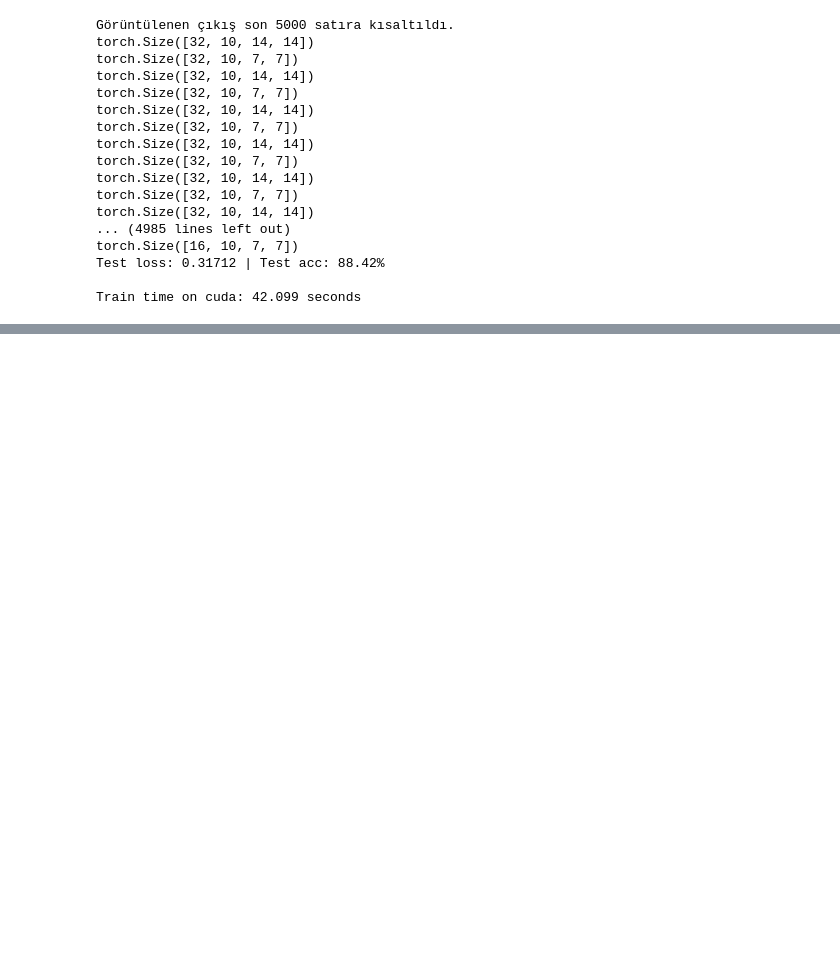
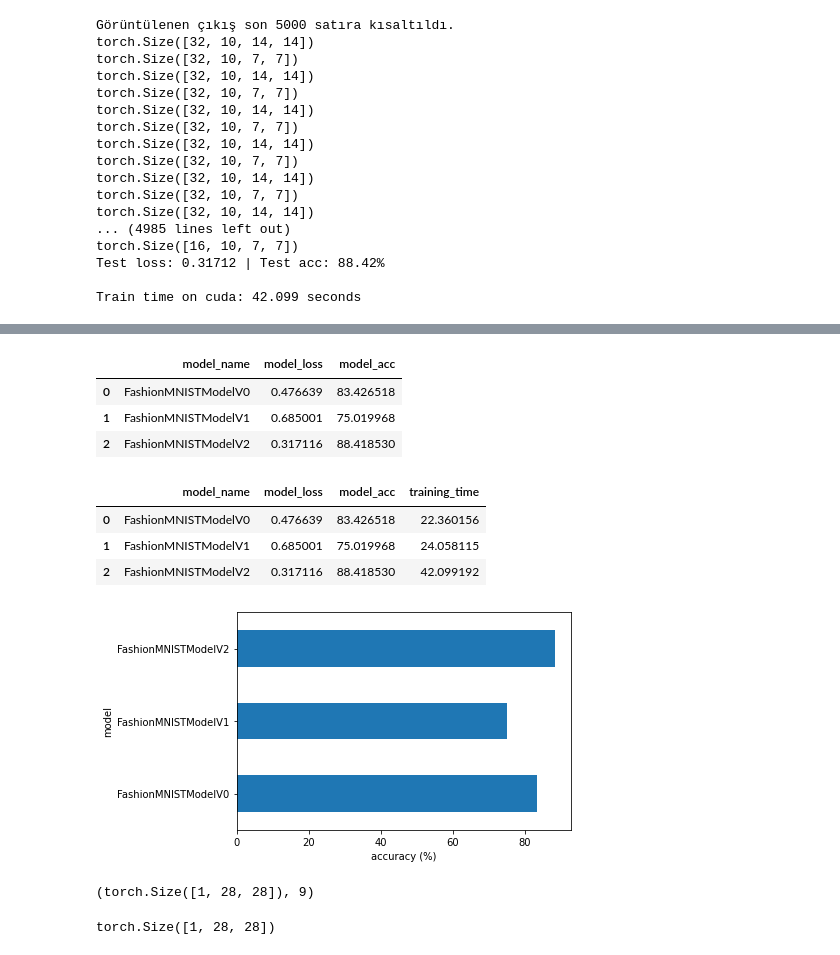
Before and after one commit to qarimbas/pytorch-deep-learning-course, a Jupyter notebook: 03_pytorch_computer_vision_video.ipynb, the cells around one changed output, grey strips where cells are left out. Saved outputs shown, nothing was run; the diff lists cells and outputs as text; code cells hidden in the pictures; blank space fills up the shorter version.

```diff
--- a/03_pytorch_computer_vision_video.ipynb
+++ b/03_pytorch_computer_vision_video.ipynb
@@ -874,3 +874,14 @@ torch.Size([16, 10, 7, 7])
 Test loss: 0.31712 | Test acc: 88.42%
 
 Train time on cuda: 42.099 seconds
+# %%
+#Get model 2 results
+model_2_results = eval_model(
+    model=model_2,
+    data_loader=test_dataloader,
+    loss_fn=loss_fn,
+    accuracy_fn=accuracy_fn,
+    device=device
+)
+
+model_2_results
@@ -876,0 +909,27 @@ Train time on cuda: 42.099 seconds
+# %%
+##8. Compare model results and training time
+
+import pandas as pd
+compare_results = pd.DataFrame([model_0_results, model_1_results, model_2_results])
+compare_results
+# %% [output]
+|  | model_name | model_loss | model_acc |
+| 0 | FashionMNISTModelV0 | 0.476639 | 83.426518 |
+| 1 | FashionMNISTModelV1 | 0.685001 | 75.019968 |
+| 2 | FashionMNISTModelV2 | 0.317116 | 88.418530 |
+# %%
+#Add training time to results comparison
+compare_results["training_time"] = [total_train_time_model_0, total_train_time_model_1, total_train_time_model_2]
+compare_results
+# %% [output]
+|  | model_name | model_loss | model_acc | training_time |
+| 0 | FashionMNISTModelV0 | 0.476639 | 83.426518 | 22.360156 |
+| 1 | FashionMNISTModelV1 | 0.685001 | 75.019968 | 24.058115 |
+| 2 | FashionMNISTModelV2 | 0.317116 | 88.418530 | 42.099192 |
+# %%
+##Visualize our model results
+compare_results.set_index("model_name")["model_acc"].plot(kind="barh")
+plt.xlabel("accuracy (%)")
+plt.ylabel("model");
+# %% [output]
+[figure, added]
@@ -876,0 +961,18 @@ Train time on cuda: 42.099 seconds
+# %%
+img, label = test_data[0][:10]
+img.shape, label
+# %% [output]
+(torch.Size([1, 28, 28]), 9)
+# %%
+import random
+random.seed(42)
+test_samples = []
+test_labels = []
+for sample, label in random.sample(list(test_data), k=9):
+  test_samples.append(sample)
+  test_labels.append(label)
+
+#View the first sample shape
+test_samples[0].shape
+# %% [output]
+torch.Size([1, 28, 28])
```
Also changed, not shown: parts of 6 cells of this notebook.
